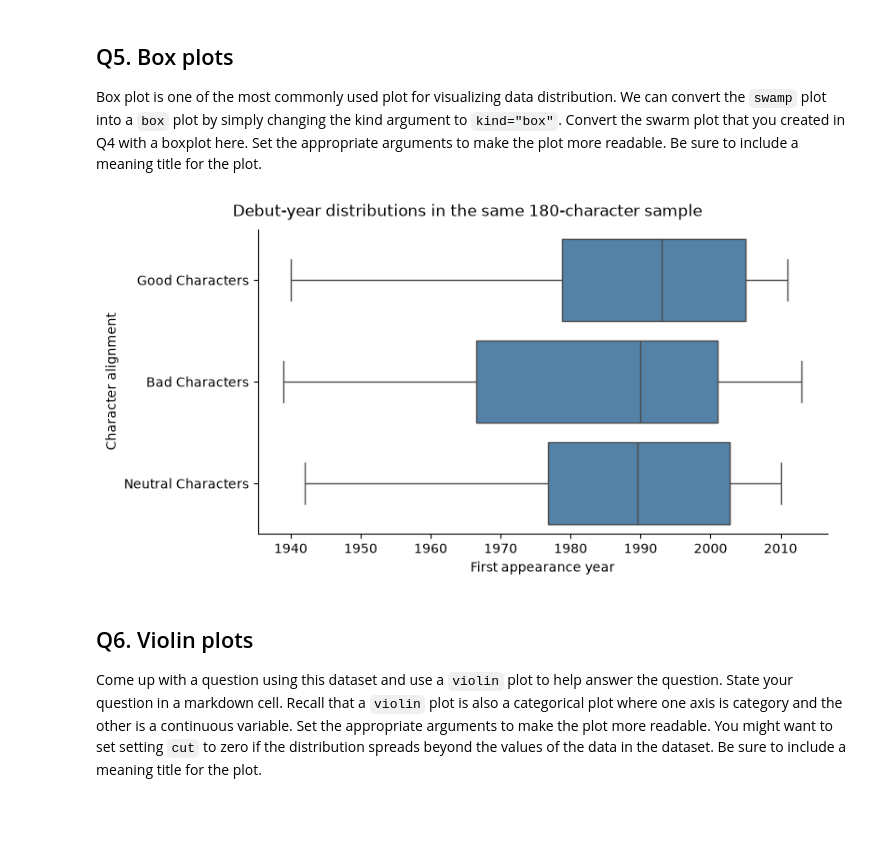
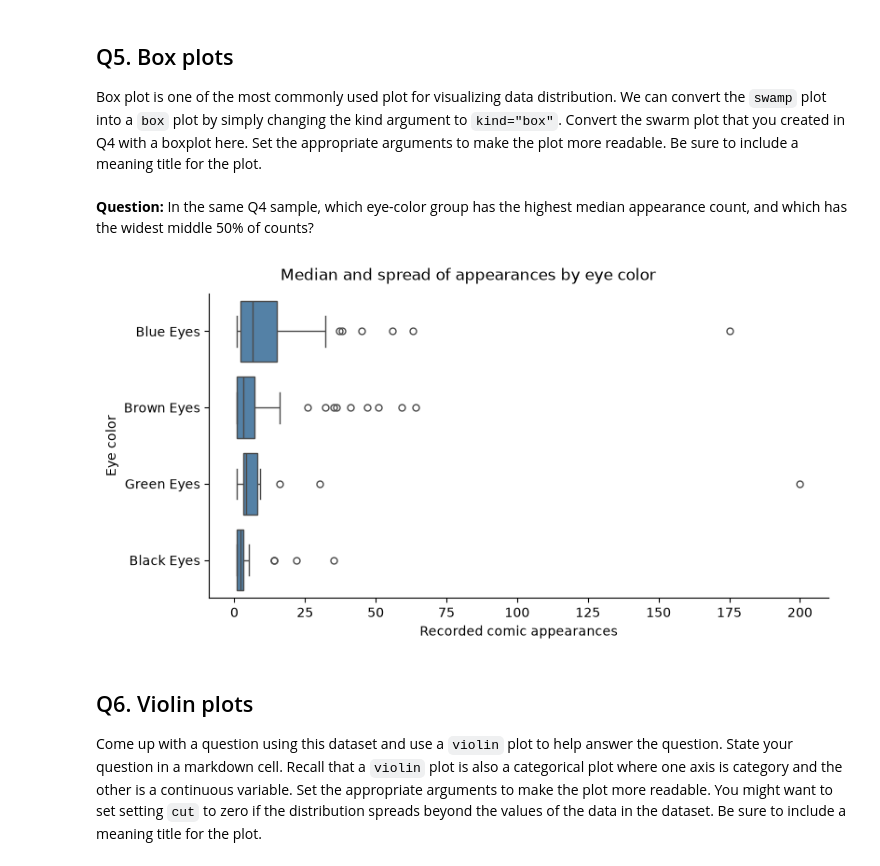
Before and after one commit to satam2/CS133-Data-Vis, a Jupyter notebook: Module03_seaborn/M03_Hands_on_09_categorical.ipynb, the cells around one changed output. Drawn from its saved outputs; the diff is of its cells as text; code cells hidden in the pictures; blank space fills up the shorter version.

```diff
--- a/Module03_seaborn/M03_Hands_on_09_categorical.ipynb
+++ b/Module03_seaborn/M03_Hands_on_09_categorical.ipynb
@@ -102,0 +95,27 @@ plt.show()
+# %%
+eye_order = ['Blue Eyes', 'Brown Eyes', 'Green Eyes', 'Black Eyes']
+eye_palette = {
+    'Blue Eyes': 'royalblue',
+    'Brown Eyes': 'saddlebrown',
+    'Green Eyes': 'forestgreen',
+    'Black Eyes': 'black'
+}
+
+recent_eyes = marvel.loc[
+    (marvel['Year'] >= 2000)
+    & marvel['EYE'].isin(eye_order)
+].copy()
+
+eye_sample = recent_eyes.sample(n=200, random_state=1)
+
+g = sns.catplot(
+    data=eye_sample, x='APPEARANCES', y='EYE', kind='swarm',
+    hue='EYE', palette=eye_palette, hue_order=eye_order,
+    order=eye_order, dodge=False, legend='full',
+    size=3, height=4, aspect=2
+)
+
+g.legend.set_title('Eye color')
+g.set_axis_labels('Number of appearances', 'Eye color')
+g.fig.suptitle('Appearance counts after 2000s by eye color (200 samples)', y=1.03)
+plt.show()
@@ -103,14 +124,16 @@ plt.show()
 # %% [markdown]
 ## Q5. Box plots
 Box plot is one of the most commonly used plot for visualizing data distribution. We can convert the `swamp` plot into a `box` plot by simply changing the kind argument to `kind="box"`. Convert the swarm plot that you created in Q4 with a boxplot here. Set the appropriate arguments to make the plot more readable. Be sure to include a meaning title for the plot.
+# %% [markdown]
+**Question:** In the same Q4 sample, which eye-color group has the highest median appearance count, and which has the widest middle 50% of counts?
 # %%
-g = sns.catplot(data=debut_sample, x='Year', y='ALIGN', kind='box',
-                order=alignment_order, color='steelblue', height=4, aspect=2)
-g.set_axis_labels('First appearance year', 'Character alignment')
-g.fig.suptitle('Debut-year distributions in the same 180-character sample', y=1.03)
+g = sns.catplot(data=eye_sample, x='APPEARANCES', y='EYE', kind='box',
+                order=eye_order, color='steelblue', height=4, aspect=2)
+g.set_axis_labels('Recorded comic appearances', 'Eye color')
+g.fig.suptitle('Median and spread of appearances by eye color', y=1.03)
 plt.show()
 # %% [output]
-[figure, old version]
+[figure, new version]
 # %% [markdown]
 ## Q6. Violin plots
 Come up with a question using this dataset and use a `violin` plot to help answer the question. State your question in a markdown cell. Recall that a `violin` plot is also a categorical plot where one axis is category and the other is a continuous variable. Set the appropriate arguments to make the plot more readable. You might want to set setting `cut` to zero if the distribution spreads beyond the values of the data in the dataset. Be sure to include a meaning title for the plot.
```
Also changed, not shown: parts of 14 cells of this notebook.
